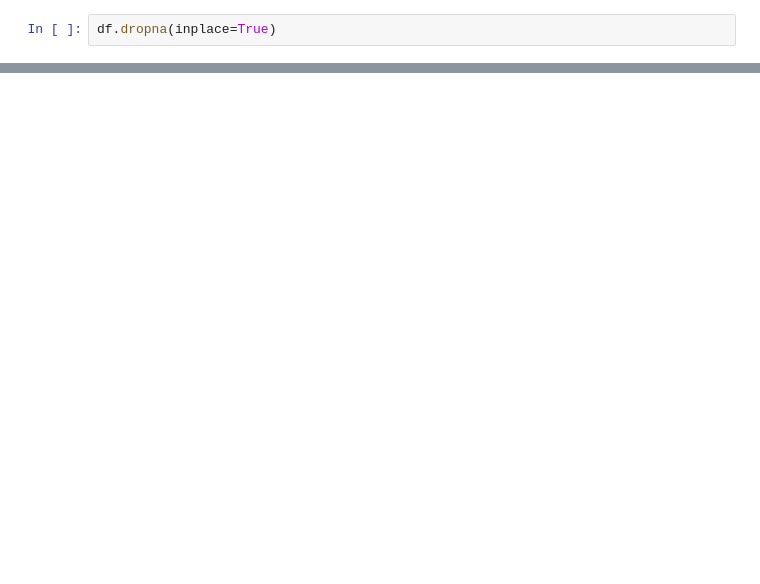
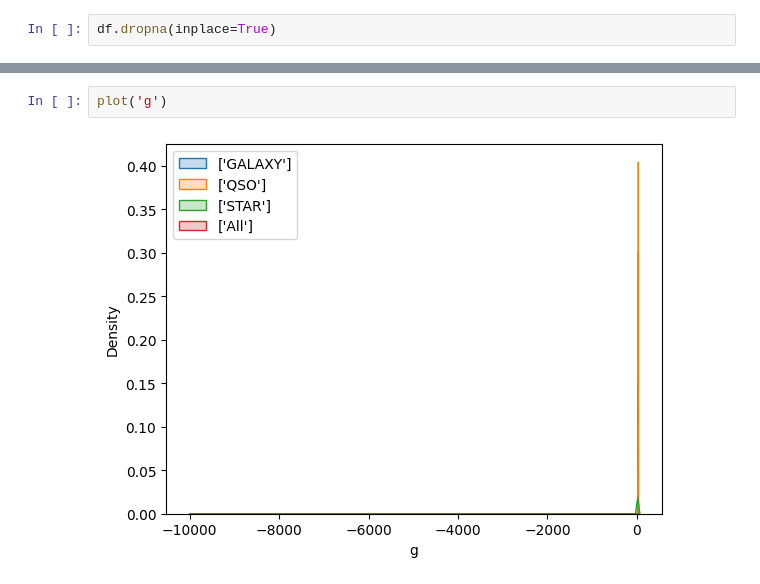
Before and after one commit to LinaDjebli/Projet_ARNN, a Jupyter notebook: star_classfication.ipynb, the cells around one changed output, grey strips where cells are left out. Drawn from its saved outputs; the diff is of its cells as text; blank space fills up the shorter version.

```diff
--- a/star_classfication.ipynb
+++ b/star_classfication.ipynb
@@ -377,0 +191,4 @@ as long as the values are close we are not in the overfitting  :3
+# %%
+plot('g')
+# %% [output]
+[figure, added]
```
Also changed, not shown: parts of 72 cells of this notebook.
